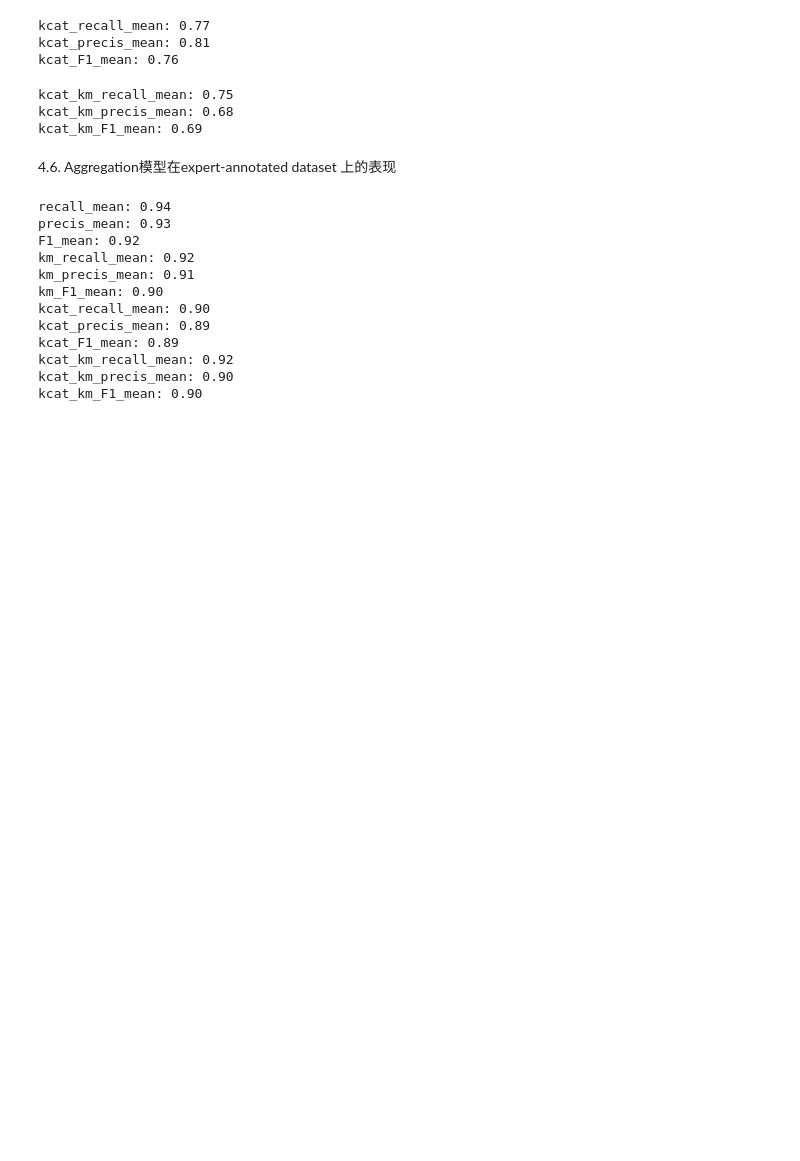
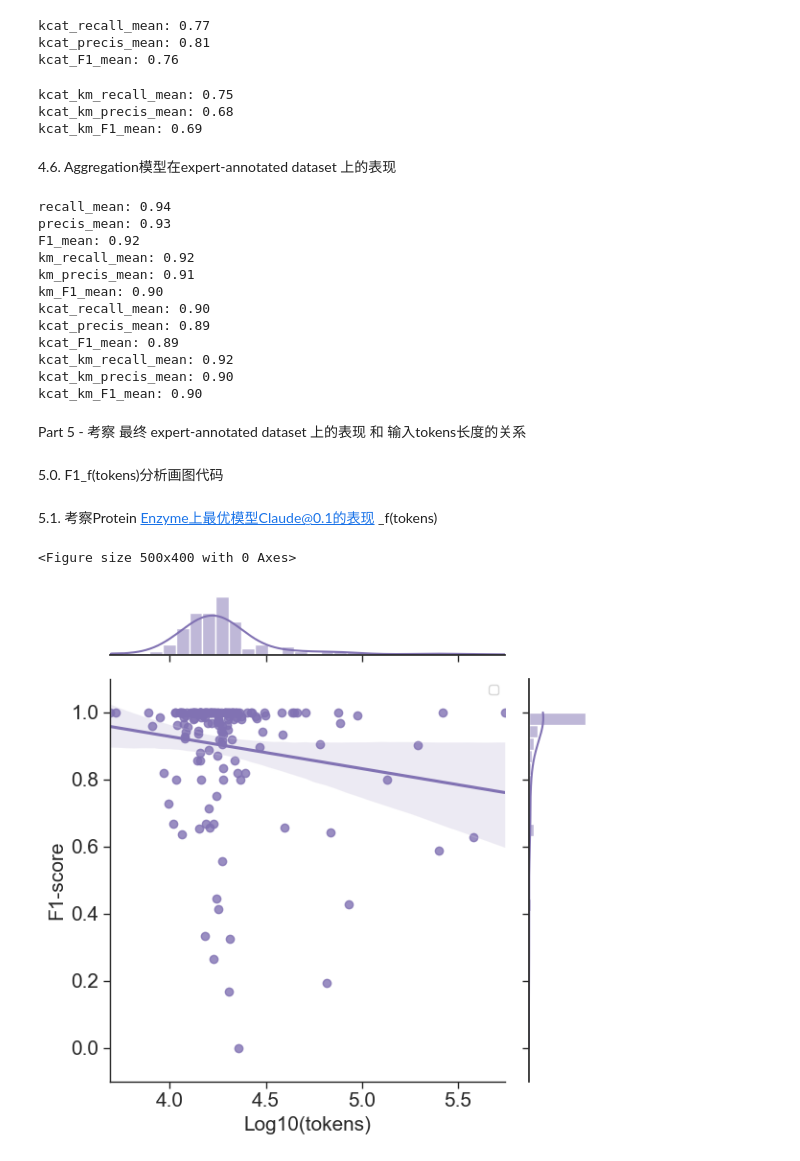
Before and after one commit to JackKuo666/LLM-BioDataExtractor, a Jupyter notebook: analyze_code/analyzing.ipynb, the cells around one changed output. Cells and saved outputs as stored; diff of their text form; code cells hidden in the pictures; blank space fills up the shorter version.

Commit message:
v1.6 add token analysis

```diff
--- a/analyze_code/analyzing.ipynb
+++ b/analyze_code/analyzing.ipynb
@@ -607,3 +608,7 @@ kcat_F1_mean: 0.89
 kcat_km_recall_mean: 0.92
 kcat_km_precis_mean: 0.90
 kcat_km_F1_mean: 0.90
+# %% [markdown]
+Part 5 - 考察 最终 expert-annotated dataset 上的表现 和 输入tokens长度的关系
+# %% [markdown]
+5.0. F1_f(tokens)分析画图代码
@@ -609,0 +703,13 @@ kcat_km_F1_mean: 0.90
+# %% [markdown]
+5.1. 考察Protein Enzyme上最优模型Claude@0.1的表现 _f(tokens)
+# %%
+json_path = 'data/llm_4_protein_enzyme_data/claude3.5.json'
+token_path = 'data/token_length/Protein_enzyme_cal_tokens.csv'
+df_token = get_f1_with_token(json_path, token_path)
+fig = plot_regression_f1_golden_tokens(df_token)
+# 存储图
+fig.savefig('figure/fig.5d-claude.svg', format='svg', bbox_inches='tight')
+fig.savefig('figure/fig.5d-claude.png', format='png', dpi=300, bbox_inches='tight')
+# %% [output]
+<Figure size 500x400 with 0 Axes>
+[figure, added]
```
Also changed, not shown: parts of 22 cells of this notebook.
